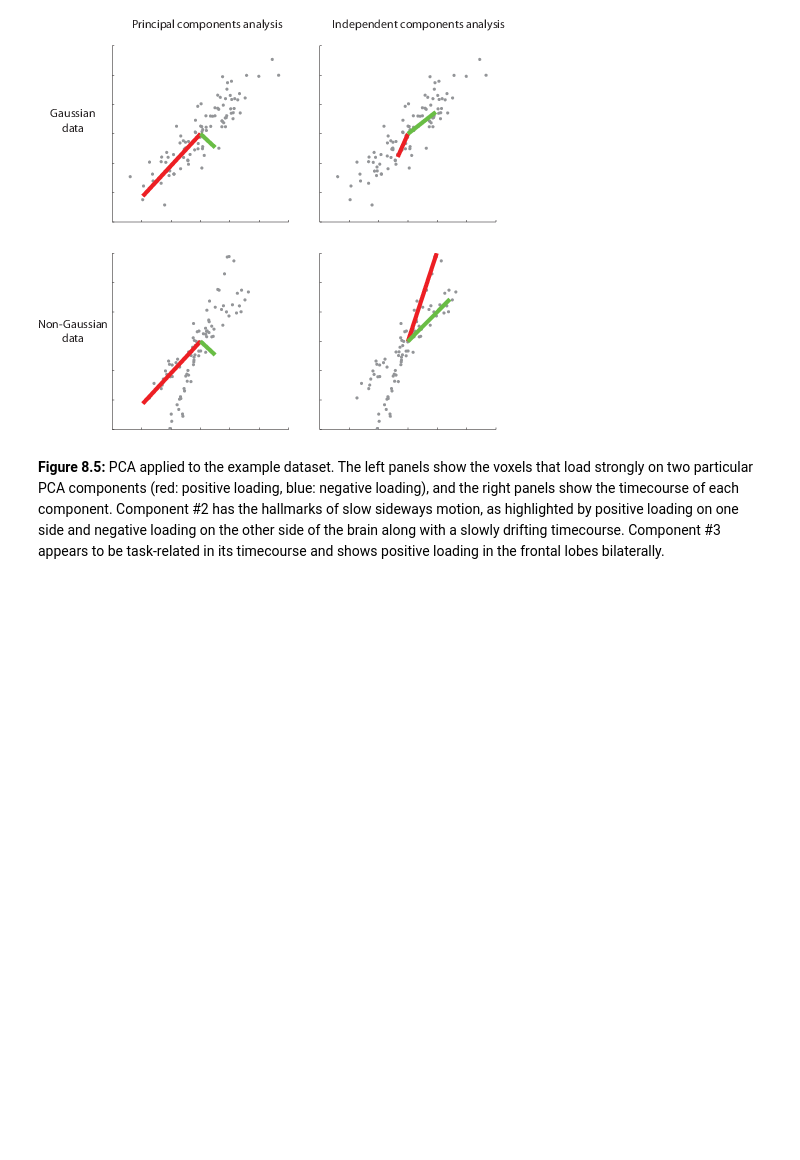
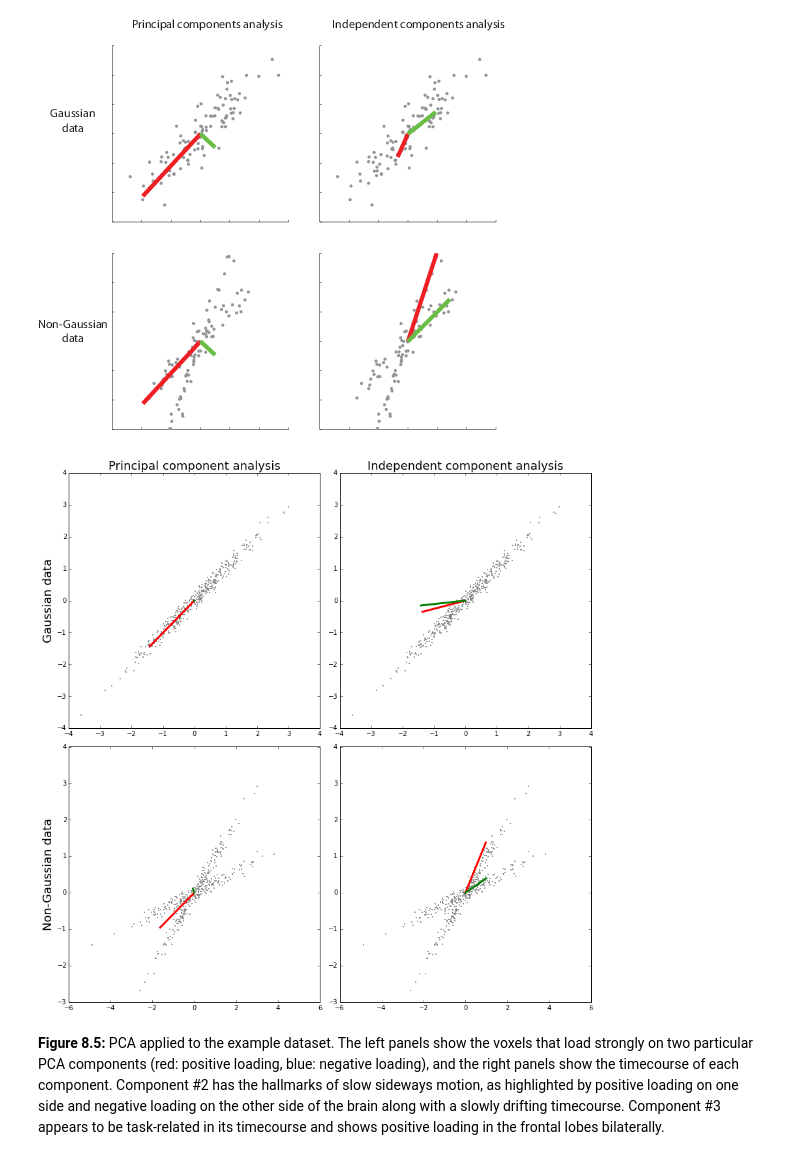
Before and after one commit to poldrack/fmri-handbook-2e-code, a Jupyter notebook: notebooks/Chapter8-Connectivity/Chapter8-Connectivity.ipynb, the cells around one changed output. Drawn from its saved outputs; the diff is of its cells as text; code cells hidden in the pictures; blank space fills up the shorter version.

```diff
--- a/notebooks/Chapter8-Connectivity/Chapter8-Connectivity.ipynb
+++ b/notebooks/Chapter8-Connectivity/Chapter8-Connectivity.ipynb
@@ -112,6 +112,68 @@ __Figure 8.4:__PCA and ICA find different types of structure in the data. In the
 WImage(filename=os.path.join(orig_figuredir,'Figure_8_4.pdf'))
 # %% [output]
 [figure]
+# %%
+import sklearn.decomposition
+
+#seed=numpy.round(10000*numpy.random.rand())
+#print seed
+#numpy.random.seed(seed.astype('int'))
+numpy.random.seed(2725)
+plt.figure(figsize=(12,12))
+cov=0.99
+data_g=numpy.random.multivariate_normal([0,0],[[1,cov],[cov,1]],400)
+data_g=data_g - numpy.mean(data_g,0)
+rot=numpy.zeros((2,2))
+angle=0.5
+rot[0,0]=numpy.cos(angle)
+rot[1,1]=numpy.cos(angle)
+rot[1,0]=numpy.sin(angle)
+rot[0,1]=-1*numpy.sin(angle)
+data_ng=numpy.vstack((data_g[:200,:],data_g[200:,:].dot(rot)))
+data_ng=data_ng - numpy.mean(data_ng,0)
+
+pca_g=sklearn.decomposition.PCA(n_components=2)
+pca_g.fit(data_g)
+pca_ng=sklearn.decomposition.PCA(n_components=2)
+pca_ng.fit(data_ng)
+
+ica_g=sklearn.decomposition.FastICA(n_components=2,max_iter=2000)
+ica_g.fit(data_g)
+mix_g=2*ica_g.mixing_/numpy.linalg.norm(ica_g.mixing_)
+comp_g=2*ica_g.components_/numpy.linalg.norm(ica_g.components_)
+
+ica_ng=sklearn.decomposition.FastICA(n_components=2,max_iter=2000)
+ica_ng.fit(data_ng)
+mix_ng=2*ica_ng.mixing_/numpy.linalg.norm(ica_ng.mixing_)
+comp_ng=2*ica_ng.components_/numpy.linalg.norm(ica_ng.components_)
+
+plt.subplot(2,2,1)
+plt.scatter(data_g[:,0],data_g[:,1],color='gray',s=1)
+plt.plot([0,pca_g.components_[0,0]*pca_g.explained_variance_[0]],[0,pca_g.components_[0,1]*pca_g.explained_variance_[0]],color='red',linewidth=3)
+plt.plot([0,pca_g.components_[1,0]*pca_g.explained_variance_[1]],[0,pca_g.components_[1,1]*pca_g.explained_variance_[1]],color='green',linewidth=3)
+plt.title('Principal component analysis',fontsize=18)
+plt.ylabel('Gaussian data',fontsize=18)
+plt.subplot(2,2,2)
+plt.scatter(data_g[:,0],data_g[:,1],color='gray',s=1)
+plt.plot([0,mix_g[0,0]],[0,mix_g[0,1]],color='red',linewidth=3)
+plt.plot([0,mix_g[1,0]],[0,mix_g[1,1]],color='green',linewidth=3)
+plt.title('Independent component analysis',fontsize=18)
+
+plt.subplot(2,2,3)
+plt.scatter(data_ng[:,0],data_ng[:,1],color='gray',s=1)
+plt.plot([0,pca_ng.components_[0,0]*pca_ng.explained_variance_[0]],[0,pca_ng.components_[0,1]*pca_ng.explained_variance_[0]],color='red',linewidth=3)
+plt.plot([0,pca_ng.components_[1,0]*pca_ng.explained_variance_[1]],[0,pca_ng.components_[1,1]*pca_ng.explained_variance_[1]],color='green',linewidth=3)
+plt.ylabel('Non-Gaussian data',fontsize=18)
+
+plt.subplot(2,2,4)
+plt.scatter(data_ng[:,0],data_ng[:,1],color='gray',s=1)
+plt.plot([0,mix_ng[0,0]],[0,mix_ng[0,1]],color='red',linewidth=3)
+plt.plot([0,mix_ng[1,0]],[0,mix_ng[1,1]],color='green',linewidth=3)
+
+plt.tight_layout()
+plt.savefig(os.path.join(figuredir,'Figure_8_4.svg'),format='svg',dpi=1200)
+# %% [output]
+[figure, added]
 # %% [markdown]
 __Figure 8.5:__ PCA applied to the example dataset. The left panels show the voxels that load strongly on two particular PCA components (red: positive loading, blue: negative loading), and the right panels show the timecourse of each component. Component #2 has the hallmarks of slow sideways motion, as highlighted by positive loading on one side and negative loading on the other side of the brain along with a slowly drifting timecourse. Component #3 appears to be task-related in its timecourse and shows positive loading in the frontal lobes bilaterally.
 # %%
```
Also changed, not shown: parts of 4 cells of this notebook.
